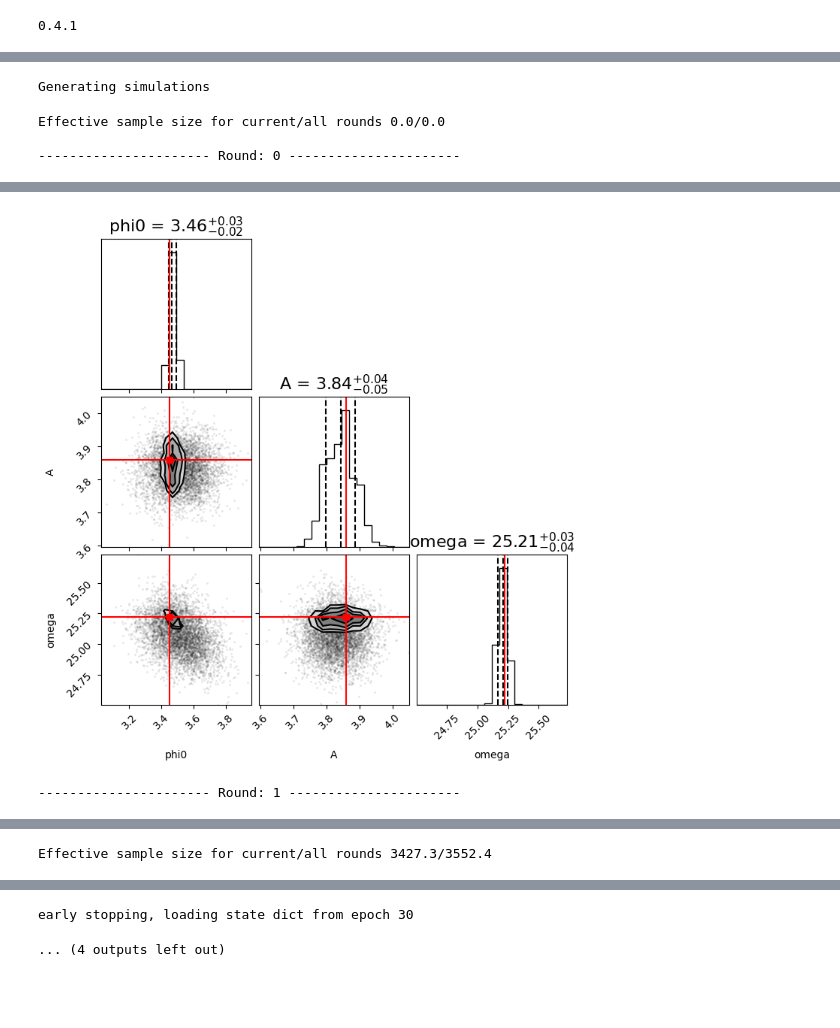
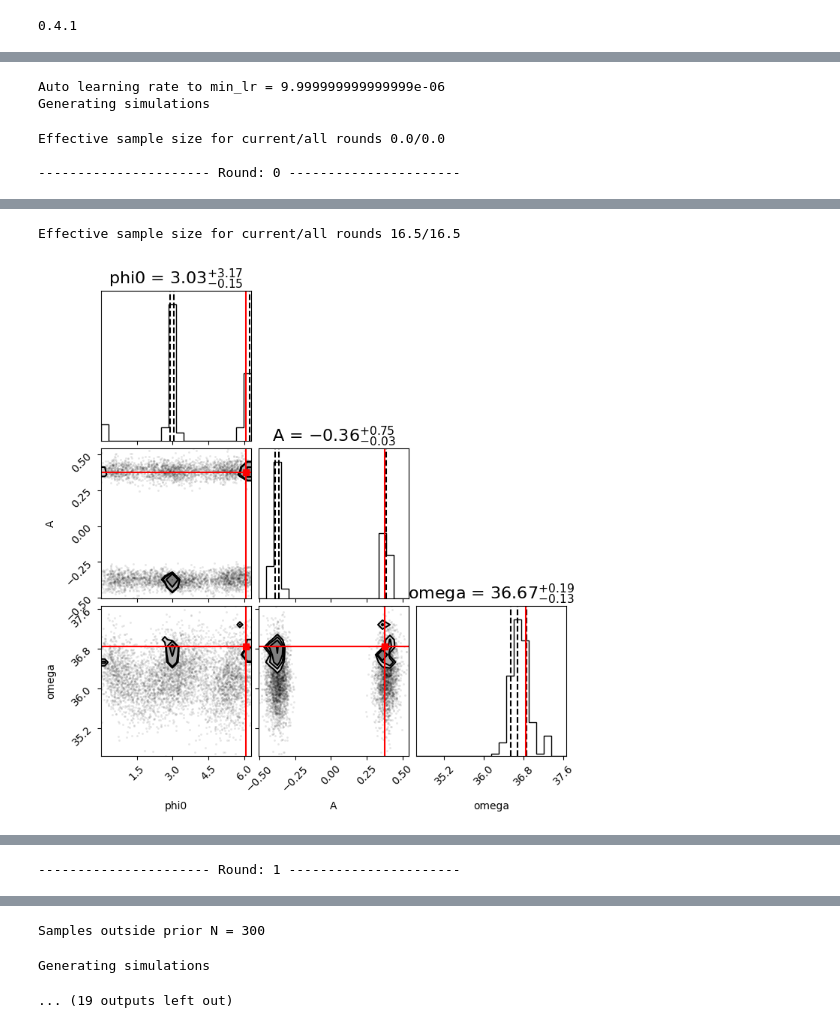
Before and after one commit to kmzzhang/nbi, a Jupyter notebook: examples/demo-sine-v041.ipynb, the cells around one changed output, grey strips where cells are left out. Drawn from its saved outputs; the diff is of its cells as text; code cells hidden in the pictures; blank space fills up the shorter version.

```diff
--- a/examples/demo-sine-v041.ipynb
+++ b/examples/demo-sine-v041.ipynb
@@ -35,7 +37,7 @@ def sine(param):
 from scipy.stats import uniform, truncnorm
 prior = {
     'phi0': uniform(loc=0, scale=np.pi*2),
-    'A': uniform(loc=1, scale=4),
+    'A': uniform(loc=-4, scale=8),
     'omega': uniform(loc=2*np.pi, scale=10*np.pi)
 }
 labels = list(prior.keys())
@@ -61,0 +165,11 @@ plt.show()
+# %%
+# Same test data as above
+plt.figure(figsize=(5,3))
+np.random.seed(4)
+
+# draw random parameter from prior
+y_true = [var.rvs(1)[0] for var in priors]
+x_err = 0.1
+x_obs = sine(y_true) + np.random.normal(size=50) * x_err
+plt.errorbar(t, x_obs, yerr=x_err, fmt='.')
+plt.show()
@@ -62,9 +178,10 @@ plt.show()
 # %%
-# hyperparameters for the normalizing flow
+# hyperparameters remain the same as ANPE
 flow = {
     'n_dims': 3,              # dimension of parameter space
     'flow_hidden': 64,
-    'num_blocks': 5
+    'num_blocks': 5,
+    'n_mog':4
 }
 
 # the NBI package provides the "ResNet-GRU" network as the default
@@ -85,23 +202,25 @@ engine = nbi.NBI(
     simulator=sine,
     priors=priors,
     labels=labels,
+    path='test2',
     device='cpu',
-    n_jobs=10
+    n_jobs=10,
 )
 # %%
 engine.fit(
     x_obs=x_obs,
     y_true=y_true,
-    n_sims=5120,
-    n_rounds=5,
-    n_epochs=75,
+    n_sims=5120,                 # N=5120 per round
+    n_rounds=5,                  # Max 5 rounds. (also see early_stop_train)
+    n_epochs=50,
     batch_size=256,
     lr=0.001,
-    early_stop_train=True,        # If sampling efficiency is reduced, stop and revert to previous round
-    early_stop_patience=10,        # Within a round, wait this many epochs before early stopping
-    noise=np.array([0.2]*50)        # homogeneous noise; used for importance sampling
+    early_stop_train=True,       # If sampling efficiency is reduced for this round, stop and revert to previous round
+    early_stop_patience=10,      # Within a round, wait this many epochs before stopping training
+    noise=np.array([0.1]*50)     # assume homogeneous noise; used for importance sampling
 )
 # %% [output]
+Auto learning rate to min_lr = 9.999999999999999e-06
 Generating simulations
 Effective sample size for current/all rounds 0.0/0.0
 
@@ -112,2 +247,2 @@ Effective sample size for current/all rounds 125.1/125.1
+Effective sample size for current/all rounds 16.5/16.5
-[figure, old version]
+[figure, new version]
----------------------- Round: 1 ----------------------
@@ -115 +250 @@ Generating simulations
-Effective sample size for current/all rounds 3427.3/3552.4
+---------------------- Round: 1 ----------------------
@@ -118,5 +266,6 @@ Effective sample size for current/all rounds 3427.3/3552.4
-early stopping, loading state dict from epoch 30
+Samples outside prior N = 300
-... (4 outputs left out)
+Generating simulations
+... (19 outputs left out)
 # %%
 plt.rcParams['figure.dpi']=100
 plt.figure(figsize=(5,5))
```
Also changed, not shown: parts of 28 cells of this notebook, 1 other file.
